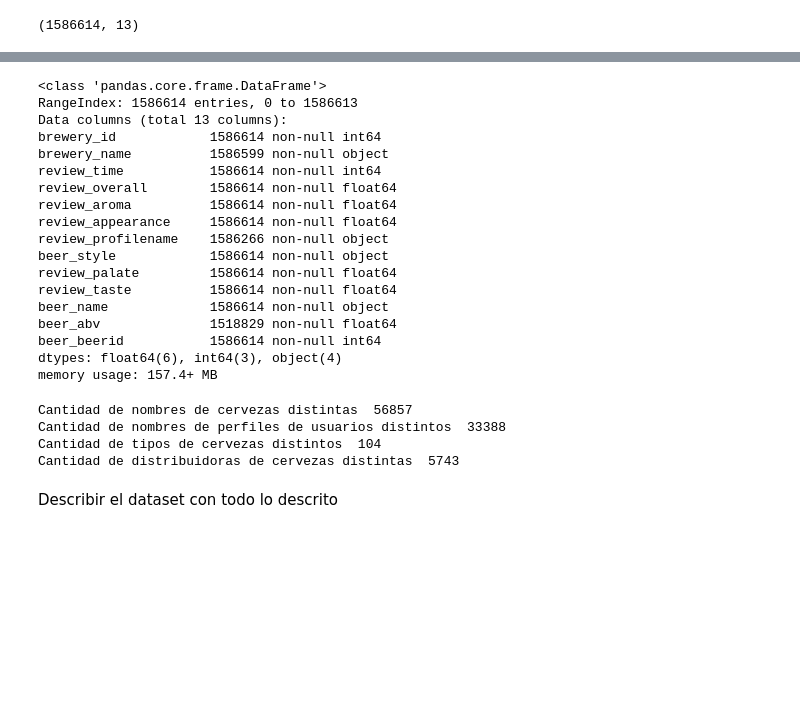
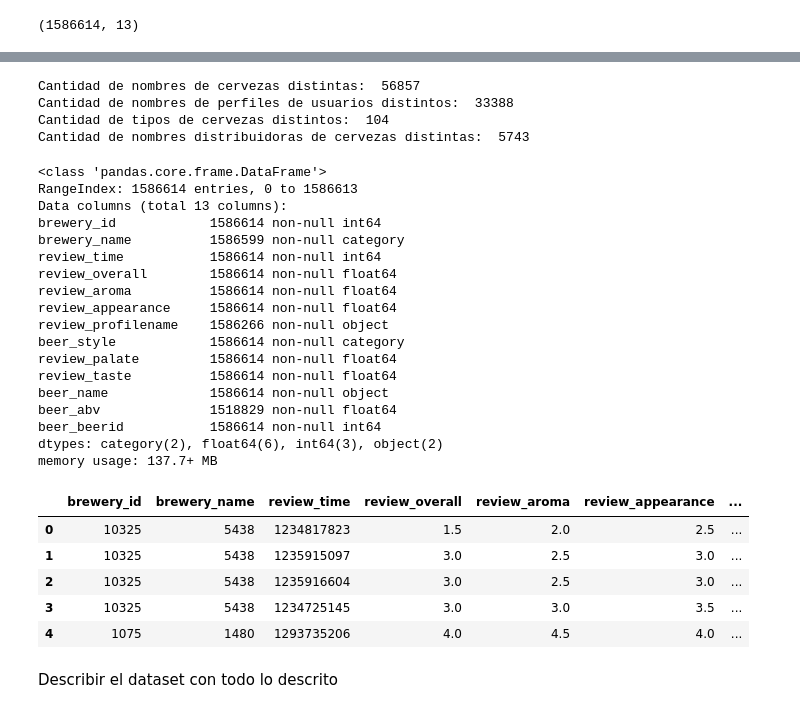
Before and after one commit to FMena14/Mineria1, a Jupyter notebook: Tarea1.ipynb, the cells around one changed output, grey strips where cells are left out. Drawn from its saved outputs; the diff is of its cells as text; code cells hidden in the pictures; blank space fills up the shorter version.

```diff
--- a/Tarea1.ipynb
+++ b/Tarea1.ipynb
@@ -24,27 +24,6 @@ df.head()
 | 2 | 10325 | Vecchio Birraio | 1235916604 | 3.0 | 2.5 | 3.0 | ... |
 | 3 | 10325 | Vecchio Birraio | 1234725145 | 3.0 | 3.0 | 3.5 | ... |
 | 4 | 1075 | Caldera Brewing Company | 1293735206 | 4.0 | 4.5 | 4.0 | ... |
-# %%
-df.info()
-# %% [output]
-<class 'pandas.core.frame.DataFrame'>
-RangeIndex: 1586614 entries, 0 to 1586613
-Data columns (total 13 columns):
-brewery_id            1586614 non-null int64
-brewery_name          1586599 non-null object
-review_time           1586614 non-null int64
-review_overall        1586614 non-null float64
-review_aroma          1586614 non-null float64
-review_appearance     1586614 non-null float64
-review_profilename    1586266 non-null object
-beer_style            1586614 non-null object
-review_palate         1586614 non-null float64
-review_taste          1586614 non-null float64
-beer_name             1586614 non-null object
-beer_abv              1518829 non-null float64
-beer_beerid           1586614 non-null int64
-dtypes: float64(6), int64(3), object(4)
-memory usage: 157.4+ MB
 # %%
 beer_names = set(df.beer_name)
 print "Cantidad de nombres de cervezas distintas: ",len(beer_names)
@@ -53,12 +32,50 @@ print "Cantidad de nombres de perfiles de usuarios distintos: ",len(profile)
 styles = set(df.beer_style)
 print "Cantidad de tipos de cervezas distintos: ",len(styles)
 names = set(df.brewery_name)
-print "Cantidad de distribuidoras de cervezas distintas: ",len(names)
+print "Cantidad de nombres distribuidoras de cervezas distintas: ",len(names)
 # %% [output]
-Cantidad de nombres de cervezas distintas  56857
-Cantidad de nombres de perfiles de usuarios distintos  33388
-Cantidad de tipos de cervezas distintos  104
-Cantidad de distribuidoras de cervezas distintas  5743
+Cantidad de nombres de cervezas distintas:  56857
+Cantidad de nombres de perfiles de usuarios distintos:  33388
+Cantidad de tipos de cervezas distintos:  104
+Cantidad de nombres distribuidoras de cervezas distintas:  5743
+# %%
+#transforma a categorico
+df["brewery_name"] = df["brewery_name"].astype('category')
+df["beer_style"] = df["beer_style"].astype('category')
+#df["beer_name"] = df["beer_name"].astype('category')
+
+df.info()
+
+#codifica
+cat_columns = df.select_dtypes(['category']).columns
+df[cat_columns] = df[cat_columns].apply(lambda x: x.cat.codes)
+
+df.head()
+# %% [output]
+<class 'pandas.core.frame.DataFrame'>
+RangeIndex: 1586614 entries, 0 to 1586613
+Data columns (total 13 columns):
+brewery_id            1586614 non-null int64
+brewery_name          1586599 non-null category
+review_time           1586614 non-null int64
+review_overall        1586614 non-null float64
+review_aroma          1586614 non-null float64
+review_appearance     1586614 non-null float64
+review_profilename    1586266 non-null object
+beer_style            1586614 non-null category
+review_palate         1586614 non-null float64
+review_taste          1586614 non-null float64
+beer_name             1586614 non-null object
+beer_abv              1518829 non-null float64
+beer_beerid           1586614 non-null int64
+dtypes: category(2), float64(6), int64(3), object(2)
+memory usage: 137.7+ MB
+|  | brewery_id | brewery_name | review_time | review_overall | review_aroma | review_appearance | ... |
+| 0 | 10325 | 5438 | 1234817823 | 1.5 | 2.0 | 2.5 | ... |
+| 1 | 10325 | 5438 | 1235915097 | 3.0 | 2.5 | 3.0 | ... |
+| 2 | 10325 | 5438 | 1235916604 | 3.0 | 2.5 | 3.0 | ... |
+| 3 | 10325 | 5438 | 1234725145 | 3.0 | 3.0 | 3.5 | ... |
+| 4 | 1075 | 1480 | 1293735206 | 4.0 | 4.5 | 4.0 | ... |
 # %% [markdown]
 Describir el dataset con todo  lo descrito
 # %% [markdown]
```
Also changed, not shown: parts of 7 cells of this notebook.
